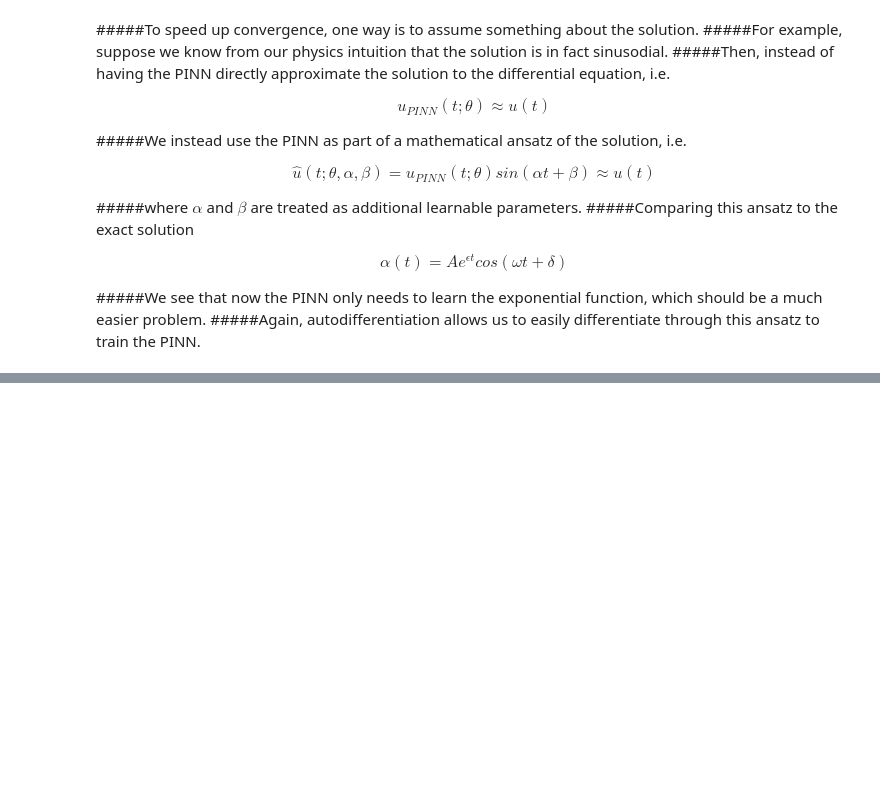
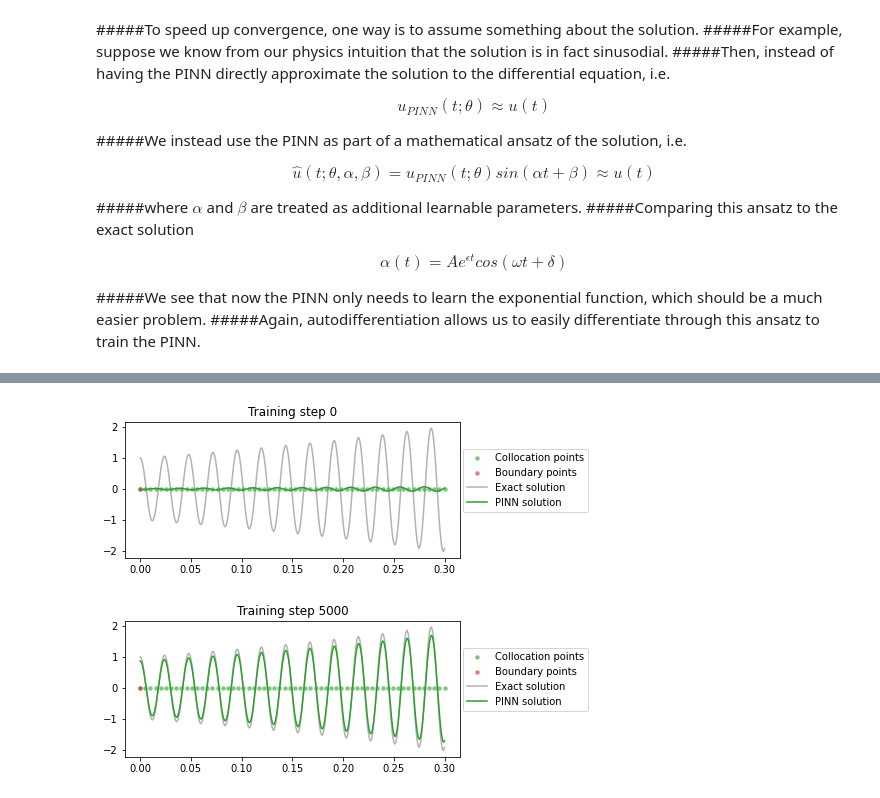
Before and after one commit to salmanromeo/1D_Pitching_Moment, a Jupyter notebook: 1D_Pitching_Moment_Higher_Frequency_Oscillations_PINN_Shafi.ipynb, the cells around one changed output, grey strips where cells are left out. Drawn from its saved outputs; the diff is of its cells as text; code cells hidden in the pictures; blank space fills up the shorter version.

```diff
--- a/1D_Pitching_Moment_Higher_Frequency_Oscillations_PINN_Shafi.ipynb
+++ b/1D_Pitching_Moment_Higher_Frequency_Oscillations_PINN_Shafi.ipynb
@@ -257,0 +282,80 @@ for i in range(15001):
+# %%
+torch.manual_seed(123)
+
+# define a neural network to train
+pinn = FCN(1,1,32,3)
+
+# define additional a,b learnable parameters in the ansatz
+# TODO: write code here
+a = torch.nn.Parameter(260*torch.ones(1, requires_grad=True))
+b = torch.nn.Parameter(torch.ones(1, requires_grad=True))
+
+# define boundary points, for the boundary loss
+t_boundary = torch.tensor(0.).view(-1,1).requires_grad_(True)
+
+# define training points over the entire domain, for the physics loss
+t_physics = torch.linspace(0,0.3,60).view(-1,1).requires_grad_(True)
+
+# train the PINN
+mu = -((ro*v*s*d**2)*(CM_q_a)/(4*I))
+k = -((ro*v**2*s*d*CM_a)/(2*I))
+
+t_test = torch.linspace(0,0.3,300).view(-1,1)
+u_exact = exact_solution(A, ro, v, s, d, CM_q_a, CM_a, I, phi, t_test)
+# add a,b to the optimiser
+# TODO: write code here
+optimiser = torch.optim.Adam(list(pinn.parameters())+[a,b],lr=1e-3)
+
+files = []
+for i in range(15001):
+    optimiser.zero_grad()
+
+    # compute each term of the PINN loss function above
+    # using the following hyperparameters:
+    lambda1, lambda2 = 1e-1, 0.5e-5
+
+    # compute boundary loss
+    # TODO: write code here (change to ansatz formulation)
+    u = pinn(t_boundary)*torch.sin(a*t_boundary+b)
+    loss1 = (torch.squeeze(u) - 1)**2
+    dudt = torch.autograd.grad(u, t_boundary, torch.ones_like(u), create_graph=True)[0]
+    loss2 = (torch.squeeze(dudt) - 0)**2
+
+    # compute physics loss
+    # TODO: write code here (change to ansatz formulation)
+    u = pinn(t_physics)*torch.sin(a*t_physics+b)
+    dudt = torch.autograd.grad(u, t_physics, torch.ones_like(u), create_graph=True)[0]
+    d2udt2 = torch.autograd.grad(dudt, t_physics, torch.ones_like(dudt), create_graph=True)[0]
+    loss3 = torch.mean((d2udt2 + mu*dudt + k*u)**2)
+
+    # backpropagate joint loss, take optimiser step
+    # TODO: write code here
+    loss = loss1 + lambda1*loss2 + lambda2*loss3
+    loss.backward()
+    optimiser.step()
+
+    # plot the result as training progresses
+    if i % 5000 == 0:
+        #print(u.abs().mean().item(), dudt.abs().mean().item(), d2udt2.abs().mean().item())
+        u = (pinn(t_test)*torch.sin(a*t_test+b)).detach()
+        plt.figure(figsize=(6,2.5))
+        plt.scatter(t_physics.detach()[:,0],
+                    torch.zeros_like(t_physics)[:,0], s=20, lw=0, label="Collocation points", color="tab:green", alpha=0.6)
+        plt.scatter(t_boundary.detach()[:,0],
+                    torch.zeros_like(t_boundary)[:,0], s=20, lw=0, label="Boundary points", color="tab:red", alpha=0.6)
+        plt.plot(t_test[:,0], u_exact[:,0], label="Exact solution", color="tab:grey", alpha=0.6)
+        plt.plot(t_test[:,0], u[:,0], label="PINN solution", color="tab:green")
+        plt.title(f"Training step {i}")
+        plt.legend(loc=(1.01,0.34))
+
+        file = "/content/sample_data/plots/damp_pinn_%.8i.png"%(i+1)     # create plot folder and define the directory
+        plt.savefig(file, bbox_inches='tight', pad_inches=0.1, dpi=100, facecolor="white")
+        files.append(file)
+
+        if i % 5000 == 0: plt.show()
+        else: plt.close("all")
+
+save_gif_PIL("damp_pinn.gif", files, fps=5, loop=0)
+# %% [output]
+[figure, added]
+[figure, added]
```
Also changed, not shown: parts of 9 cells of this notebook.
